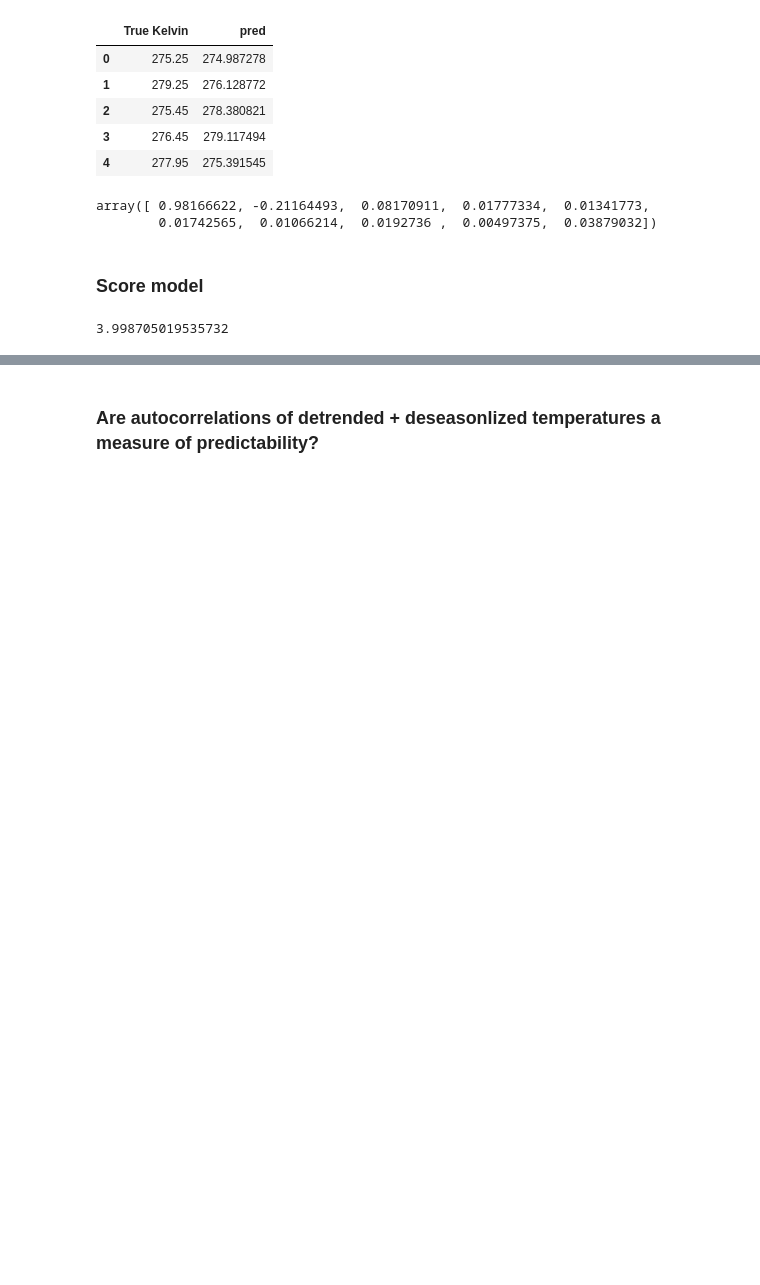
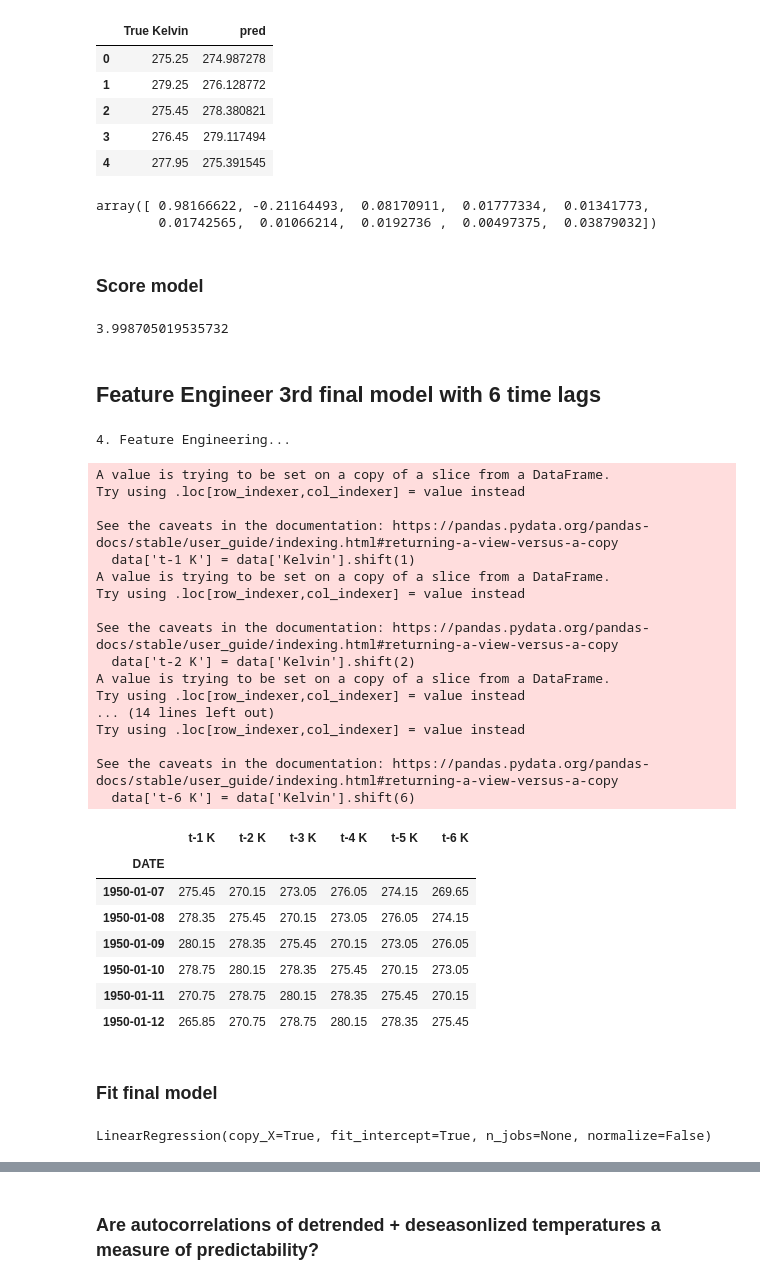
Before and after one commit to Basmatz/Spiced-bootcamp, a Jupyter notebook: week_05/AR.ipynb, the cells around one changed output, grey strips where cells are left out. Saved outputs shown, nothing was run; the diff lists cells and outputs as text; code cells hidden in the pictures; blank space fills up the shorter version.

```diff
--- a/week_05/AR.ipynb
+++ b/week_05/AR.ipynb
@@ -248,3 +253,44 @@ rmse = np.sqrt(mean_squared_error(results10['True Kelvin'], results10['pred']))
 rmse
 # %% [output]
 3.998705019535732
+# %% [markdown]
+## Feature Engineer 3rd final model with 6 time lags
+# %%
+X_train_fe = func.feature_engineer_Kelvin6(df_train)
+X_test_fe = func.feature_engineer_Kelvin6(df_test)
+X_train_fe.head(6)
+# %% [output]
+4. Feature Engineering...
+A value is trying to be set on a copy of a slice from a DataFrame.
+Try using .loc[row_indexer,col_indexer] = value instead
+
+See the caveats in the documentation: https://pandas.pydata.org/pandas-docs/stable/user_guide/indexing.html#returning-a-view-versus-a-copy
+  data['t-1 K'] = data['Kelvin'].shift(1)
+A value is trying to be set on a copy of a slice from a DataFrame.
+Try using .loc[row_indexer,col_indexer] = value instead
+
+See the caveats in the documentation: https://pandas.pydata.org/pandas-docs/stable/user_guide/indexing.html#returning-a-view-versus-a-copy
+  data['t-2 K'] = data['Kelvin'].shift(2)
+A value is trying to be set on a copy of a slice from a DataFrame.
+Try using .loc[row_indexer,col_indexer] = value instead
+... (14 lines left out)
+Try using .loc[row_indexer,col_indexer] = value instead
+
+See the caveats in the documentation: https://pandas.pydata.org/pandas-docs/stable/user_guide/indexing.html#returning-a-view-versus-a-copy
+  data['t-6 K'] = data['Kelvin'].shift(6)
+|  | t-1 K | t-2 K | t-3 K | t-4 K | t-5 K | t-6 K |
+| DATE |  |  |  |  |  |  |
+| 1950-01-07 | 275.45 | 270.15 | 273.05 | 276.05 | 274.15 | 269.65 |
+| 1950-01-08 | 278.35 | 275.45 | 270.15 | 273.05 | 276.05 | 274.15 |
+| 1950-01-09 | 280.15 | 278.35 | 275.45 | 270.15 | 273.05 | 276.05 |
+| 1950-01-10 | 278.75 | 280.15 | 278.35 | 275.45 | 270.15 | 273.05 |
+| 1950-01-11 | 270.75 | 278.75 | 280.15 | 278.35 | 275.45 | 270.15 |
+| 1950-01-12 | 265.85 | 270.75 | 278.75 | 280.15 | 278.35 | 275.45 |
+# %% [markdown]
+### Fit final model
+# %%
+m = LinearRegression()
+m.fit(X_train_fe, df_train['Kelvin'][6:])
+#m.score(X_train_fe.dropna(), df_train['Kelvin'][3:])
+# %% [output]
+LinearRegression(copy_X=True, fit_intercept=True, n_jobs=None, normalize=False)
```
Also changed, not shown: parts of 7 cells of this notebook, 28 other files.
